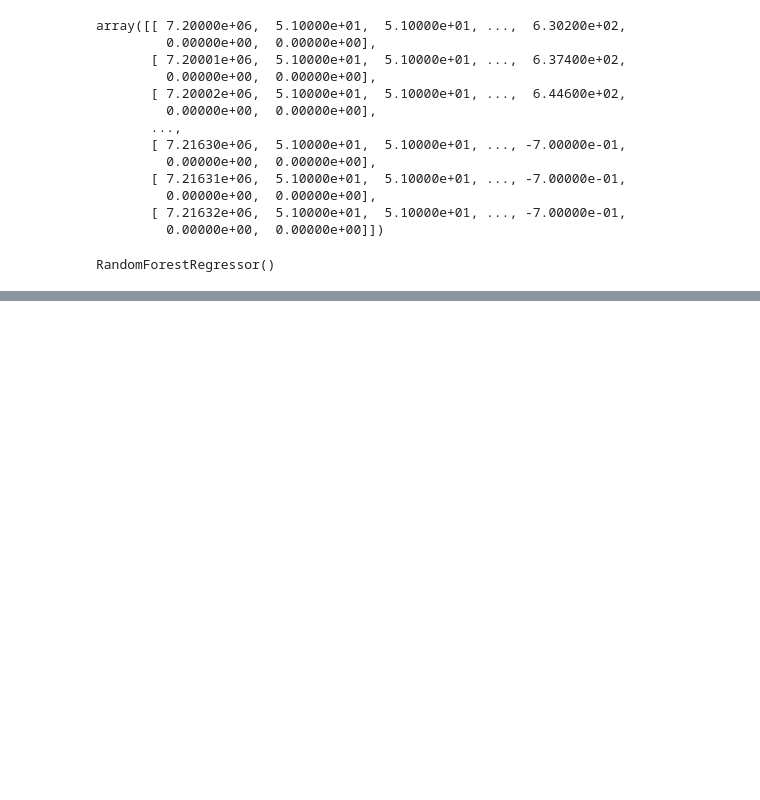
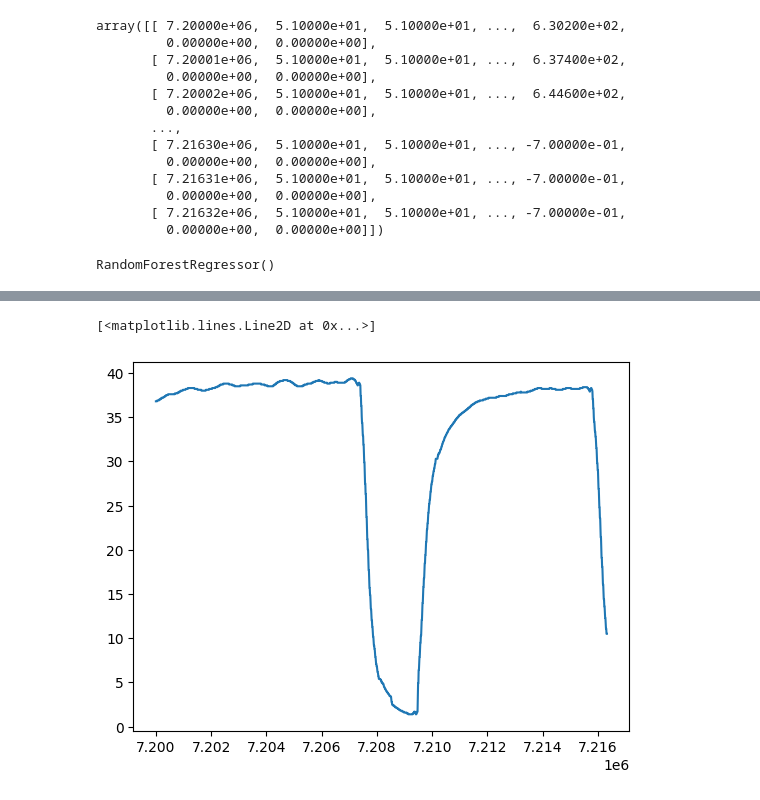
Before and after one commit to joaoavanzini/uni-queensland-vital-signs-dataset, a Jupyter notebook: shap.ipynb, the cells around one changed output, grey strips where cells are left out. Saved outputs shown, nothing was run; the diff lists cells and outputs as text; code cells hidden in the pictures; blank space fills up the shorter version.

```diff
--- a/shap.ipynb
+++ b/shap.ipynb
@@ -140,0 +158,5 @@ shap.dependence_plot("Feature 0", shap_values, X_test, interaction_index="Featur
+# %%
+plt.plot(df['RelativeTimeMilliseconds'], df['CO2'])
+# %% [output]
+[<matplotlib.lines.Line2D at 0x...>]
+[figure, added]
```
Also changed, not shown: parts of 10 cells of this notebook.
